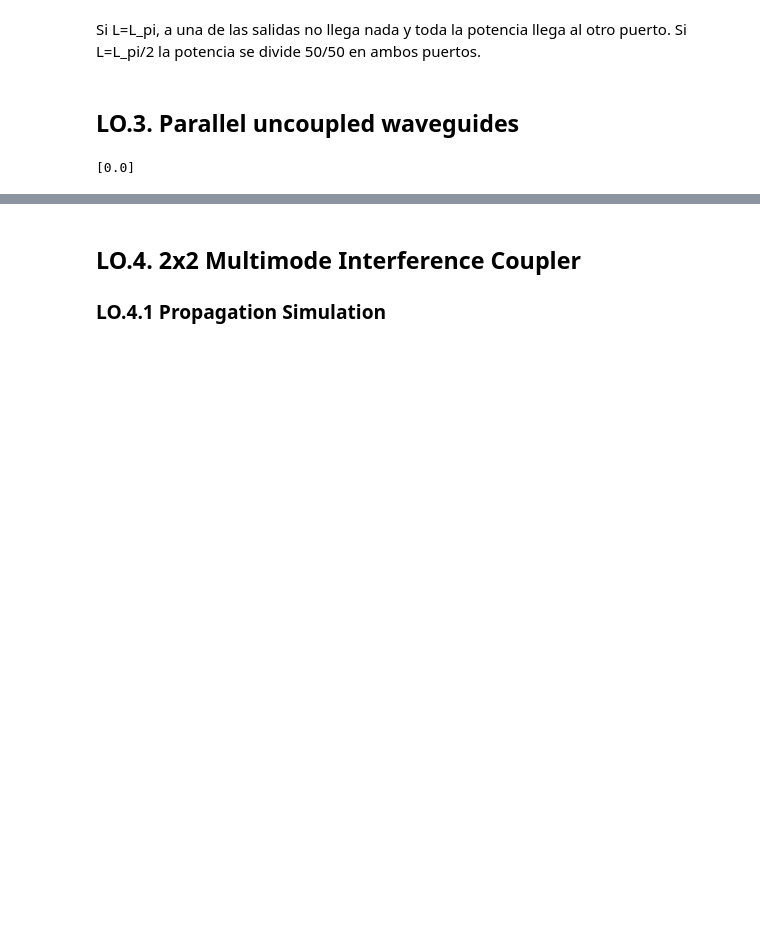
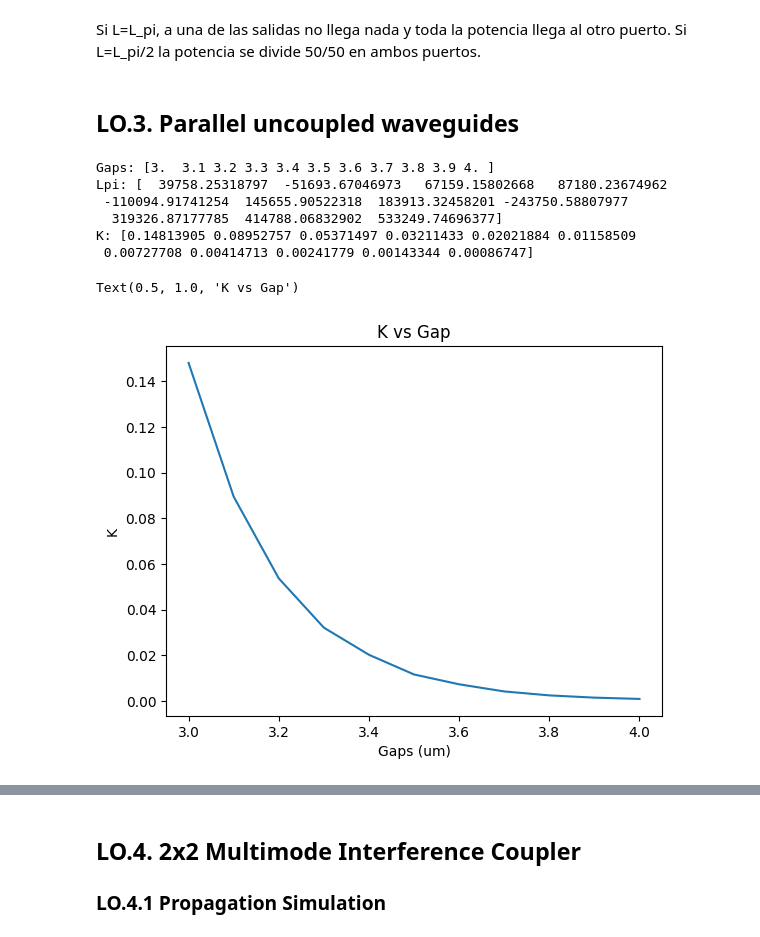
Before and after one commit to davidalcarria/pic-upv-lab2, a Jupyter notebook: COUPLERS_Student.ipynb, the cells around one changed output, grey strips where cells are left out. Saved outputs shown, nothing was run; the diff lists cells and outputs as text; code cells hidden in the pictures; blank space fills up the shorter version.

```diff
--- a/COUPLERS_Student.ipynb
+++ b/COUPLERS_Student.ipynb
@@ -163,27 +185,55 @@ Ratio over OUTs ['0.0011', '0.9989']
 Si L=L_pi, a una de las salidas no llega nada y toda la potencia llega al otro puerto. Si L=L_pi/2 la potencia se divide 50/50 en ambos puertos.
 # %% [markdown]
 ## LO.3. Parallel uncoupled waveguides
-# %%
-# HINT. Calculate manually the L_pi you may need to achieve K=0.1
-# Then you can sweep the gap and calculate the L_pi until reaching
-# the desired value.
-L_pi = []
-gap = np.arange(0.5,1.6,11)
-for i in gap:
-    wg_gap = i # Student. Gap between waveguides
-    wg_width = 1 # Student. Core waveguides width
-
-    d = wg_width + wg_gap
-    wg_N = 2
-
-    m = DC_EME() # Here you instantiate a Directional Coupler to be simulated with the Eigen-mode expansion (EME) algorithm.
-    m.MMI_num_modes = 12 # Number of modes to be calculated. Here, the higher, the better since we are going to calculate
-                    # the propagation based on the mode decomposition.
-    m.DC_wg_gap = wg_gap # Gap between waveguides
-    m.DC_wg_width = wg_width # Width of the waveguides core
-    m.DC_N_waveguides = wg_N
-
-    L_pi.append(m.get_L_pi())
-print(L_pi)
-# %% [output]
-[0.0]
+# %%
+# HINT. Calculate manually the L_pi you may need to achieve K=0.1
+# Then you can sweep the gap and calculate the L_pi until reaching
+# the desired value.
+wg_width = 1 # Student. Core waveguides width
+L = 10000
+Lpi = []
+
+gaps = np.arange(3, 4 + 0.1, 0.1)  # Sweep
+K = []
+
+for wg_gap in gaps:
+
+    m = DC_EME()
+    m.MMI_num_modes = 12
+    m.DC_wg_gap = wg_gap
+    m.DC_wg_width = wg_width
+    m.DC_N_waveguides = wg_N
+
+    # 1) Calcular modos
+    m.find_all_modes()
+
+    # 2) Obtener L_pi
+    L_pi = m.get_L_pi()
+    Lpi.append(L_pi)  # <-- Guardamos L_pi en el array
+
+    # 3) Calcular K
+    k_val = np.sin(np.pi/2 * (L / L_pi))**2
+    K.append(k_val)
+
+# Convertimos a arrays de numpy
+K = np.array(K)
+Lpi = np.array(Lpi)
+
+print("Gaps:", gaps)
+print("Lpi:", Lpi)
+print("K:", K)
+# %% [output]
+Gaps: [3.  3.1 3.2 3.3 3.4 3.5 3.6 3.7 3.8 3.9 4. ]
+Lpi: [  39758.25318797  -51693.67046973   67159.15802668   87180.23674962
+ -110094.91741254  145655.90522318  183913.32458201 -243750.58807977
+  319326.87177785  414788.06832902  533249.74696377]
+K: [0.14813905 0.08952757 0.05371497 0.03211433 0.02021884 0.01158509
+ 0.00727708 0.00414713 0.00241779 0.00143344 0.00086747]
+# %%
+plt.plot(gaps,K)
+plt.xlabel('Gaps (um)')
+plt.ylabel('K')
+plt.title('K vs Gap')
+# %% [output]
+Text(0.5, 1.0, 'K vs Gap')
+[figure, added]
```
Also changed, not shown: parts of 6 cells of this notebook.
